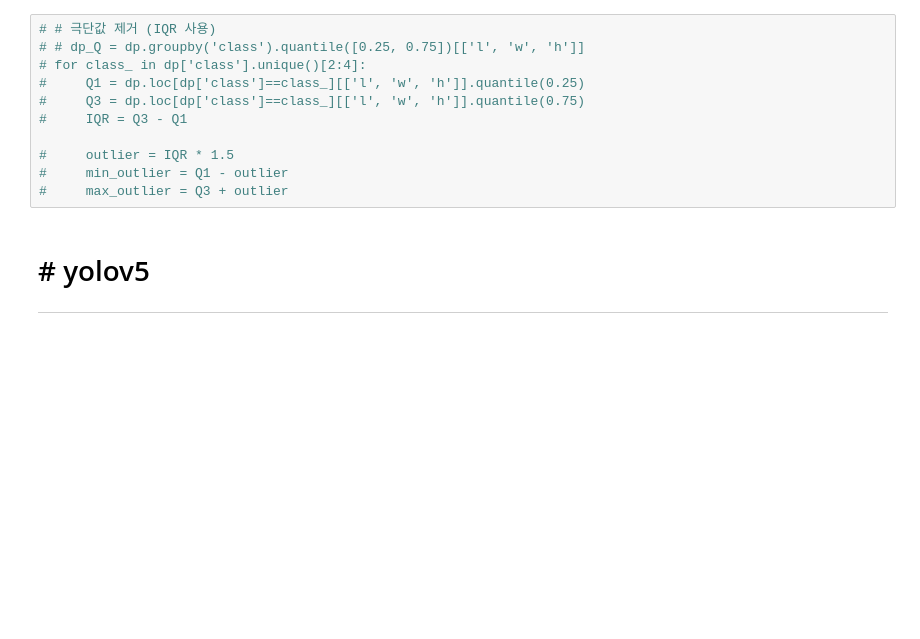
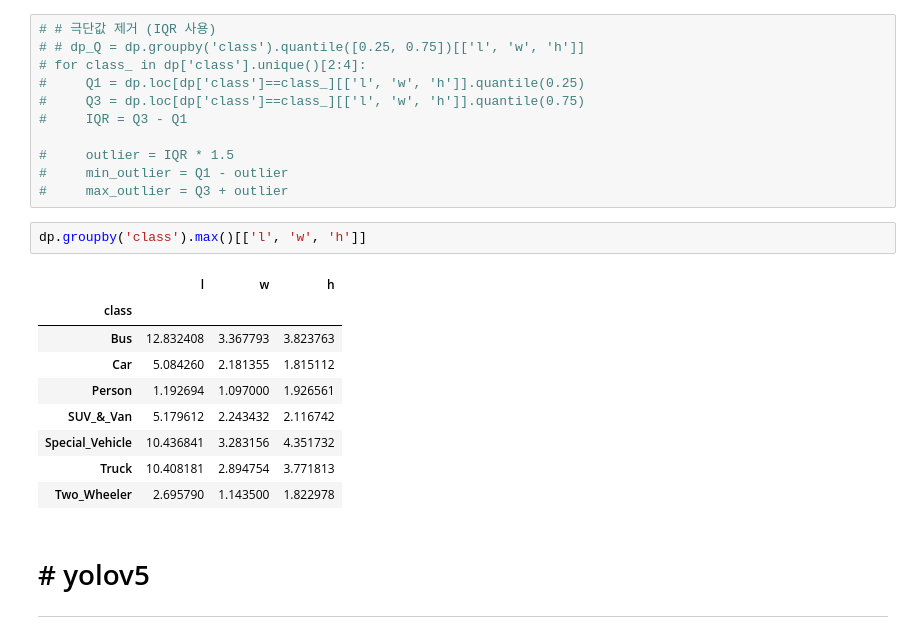
Before and after one commit to aivill-project/NIA50-2, a Jupyter notebook: kimgh/code/all_processing.ipynb, the cells around one changed output. Cells and saved outputs as stored; diff of their text form; blank space fills up the shorter version.

```diff
--- a/kimgh/code/all_processing.ipynb
+++ b/kimgh/code/all_processing.ipynb
@@ -333,6 +359,18 @@ for scene in dp['scene'].unique():
 #     outlier = IQR * 1.5
 #     min_outlier = Q1 - outlier
 #     max_outlier = Q3 + outlier
+# %%
+dp.groupby('class').max()[['l', 'w', 'h']]
+# %% [output]
+|  | l | w | h |
+| class |  |  |  |
+| Bus | 12.832408 | 3.367793 | 3.823763 |
+| Car | 5.084260 | 2.181355 | 1.815112 |
+| Person | 1.192694 | 1.097000 | 1.926561 |
+| SUV_&_Van | 5.179612 | 2.243432 | 2.116742 |
+| Special_Vehicle | 10.436841 | 3.283156 | 4.351732 |
+| Truck | 10.408181 | 2.894754 | 3.771813 |
+| Two_Wheeler | 2.695790 | 1.143500 | 1.822978 |
 # %% [markdown]
 # # yolov5
 ---
```
Also changed, not shown: parts of 12 cells of this notebook, 3 other files.
